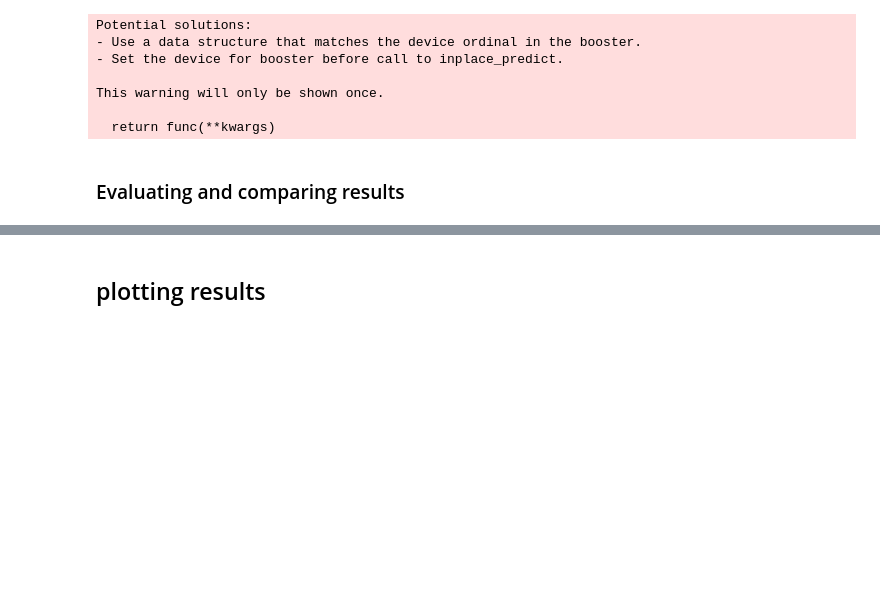
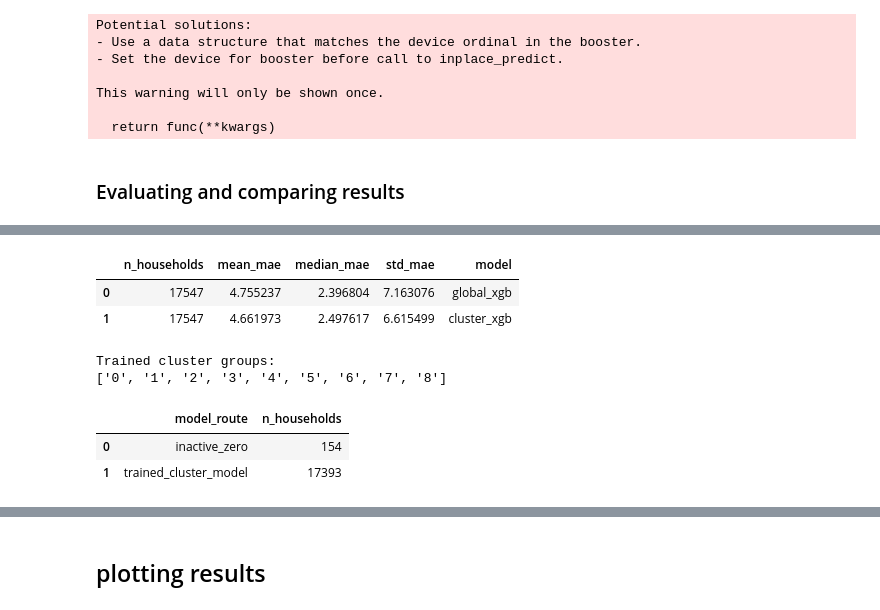
Before and after one commit to QuirkyCroissant/Clustering-And-Forecasting-TimeSeries-PlayingGround, a Jupyter notebook: notebooks/02_cluster_forecasting_lgbm_xgb.ipynb, the cells around one changed output, grey strips where cells are left out. Cells and saved outputs as stored; diff of their text form; code cells hidden in the pictures; blank space fills up the shorter version.

```diff
--- a/notebooks/02_cluster_forecasting_lgbm_xgb.ipynb
+++ b/notebooks/02_cluster_forecasting_lgbm_xgb.ipynb
@@ -239,0 +237,75 @@ mae_cluster.to_csv(OUT["metrics"] / "mae_by_household_cluster_xgb.csv", index=Fa
+# %%
+# ------------------------------------------------------------------
+# 1. Overall household-level MAE (keep this)
+# ------------------------------------------------------------------
+mae_global = mae_by_household(pred_global_xgb, test_24)
+mae_cluster = mae_by_household(pred_cluster_xgb, test_24)
+
+summary_global = summarise_mae(mae_global)
+summary_global["model"] = "global_xgb"
+
+summary_cluster = summarise_mae(mae_cluster)
+summary_cluster["model"] = "cluster_xgb"
+
+summary = pd.concat([summary_global, summary_cluster], ignore_index=True)
+display(summary)
+# %% [output]
+|  | n_households | mean_mae | median_mae | std_mae | model |
+| 0 | 17547 | 4.755237 | 2.396804 | 7.163076 | global_xgb |
+| 1 | 17547 | 4.661973 | 2.497617 | 6.615499 | cluster_xgb |
+# %%
+import numpy as np
+
+# ------------------------------------------------------------------
+# 2. Attach cluster metadata to each household MAE
+# ------------------------------------------------------------------
+cluster_meta_cols = ["ID"]
+for col in ["ForecastGroup", "RefinedCluster", "SparsityBucket", "SparsityGroup"]:
+    if col in cluster_labels.columns:
+        cluster_meta_cols.append(col)
+
+cluster_meta = cluster_labels[cluster_meta_cols].drop_duplicates().copy()
+cluster_meta["ID"] = cluster_meta["ID"].astype(str)
+
+mae_global_detail = mae_global.copy()
+mae_cluster_detail = mae_cluster.copy()
+
+mae_global_detail["ID"] = mae_global_detail["ID"].astype(str)
+mae_cluster_detail["ID"] = mae_cluster_detail["ID"].astype(str)
+
+mae_global_detail = mae_global_detail.merge(cluster_meta, on="ID", how="left")
+mae_cluster_detail = mae_cluster_detail.merge(cluster_meta, on="ID", how="left")
+
+# ------------------------------------------------------------------
+# 3. Identify which households were handled by a trained cluster model
+# ------------------------------------------------------------------
+trained_groups = set(map(str, cluster_xgb_models.keys()))
+
+mae_cluster_detail["model_route"] = np.where(
+    mae_cluster_detail["ForecastGroup"].isin(trained_groups),
+    "trained_cluster_model",
+    np.where(
+        mae_cluster_detail["ForecastGroup"].eq("inactive"),
+        "inactive_zero",
+        "global_fallback",
+    ),
+)
+
+print("Trained cluster groups:")
+print(sorted(trained_groups))
+# %% [output]
+Trained cluster groups:
+['0', '1', '2', '3', '4', '5', '6', '7', '8']
+# %%
+
+route_summary = (
+    mae_cluster_detail.groupby("model_route")["ID"]
+    .count()
+    .rename("n_households")
+    .reset_index()
+)
+display(route_summary)
+# %% [output]
+|  | model_route | n_households |
+| 0 | inactive_zero | 154 |
+| 1 | trained_cluster_model | 17393 |
```
Also changed, not shown: parts of 4 cells of this notebook.
